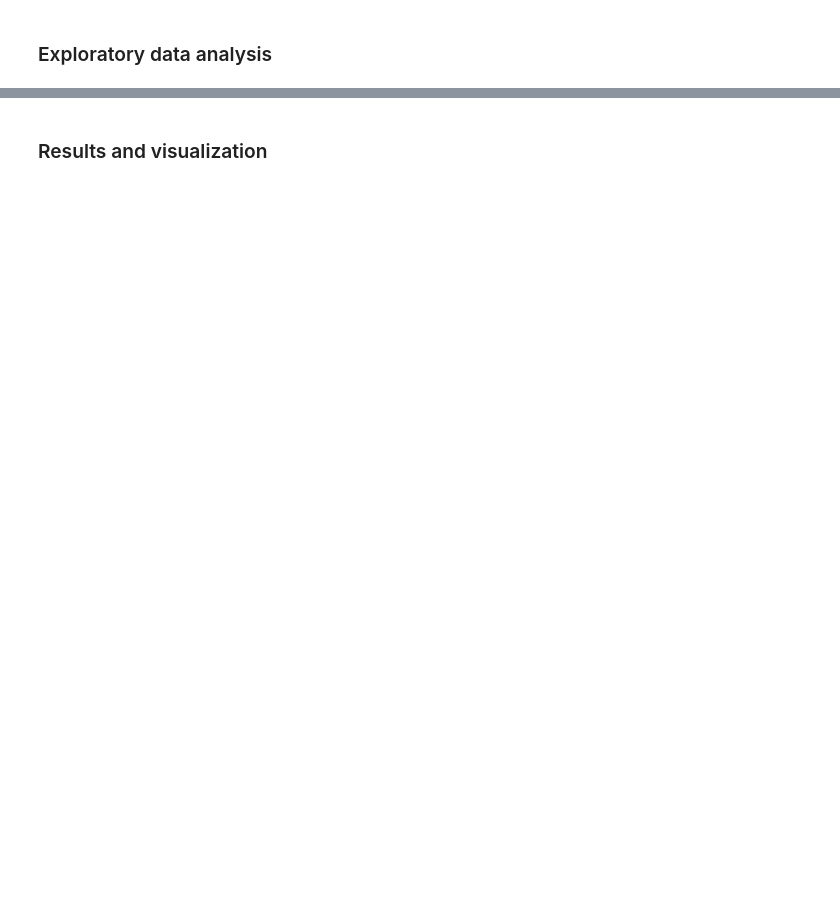
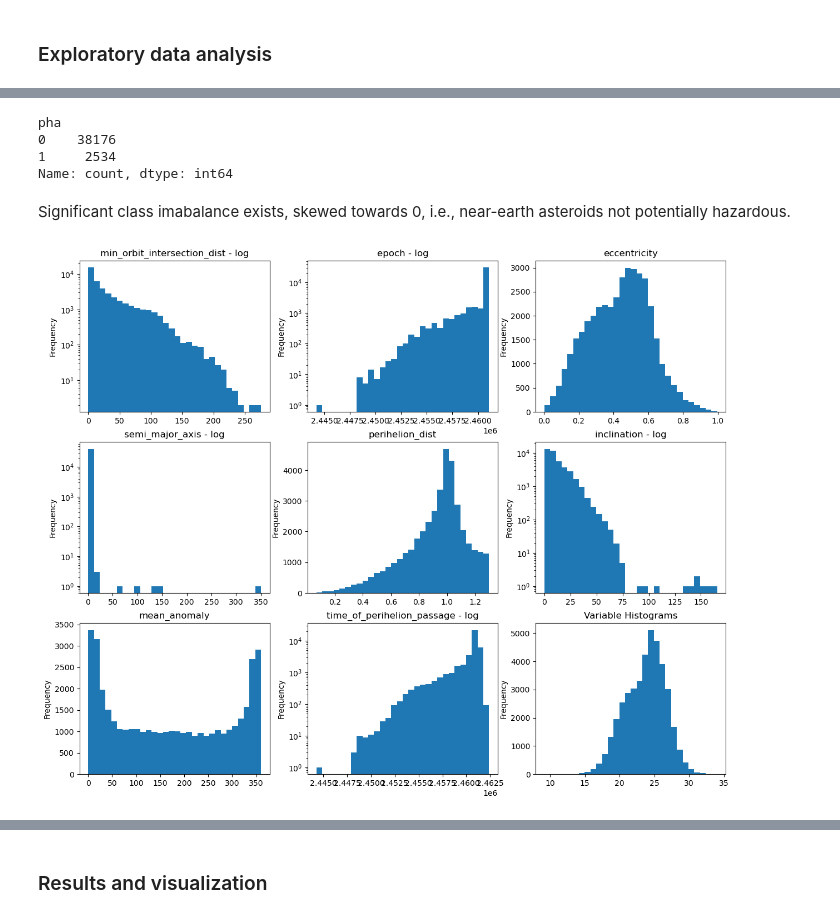
Before and after one commit to UBC-DSCI-310-2025W2/dsci-310-group-18, a Jupyter notebook: notebooks/asteroid_analysis.ipynb, the cells around one changed output, grey strips where cells are left out. Saved outputs shown, nothing was run; the diff lists cells and outputs as text; code cells hidden in the pictures; blank space fills up the shorter version.

```diff
--- a/notebooks/asteroid_analysis.ipynb
+++ b/notebooks/asteroid_analysis.ipynb
@@ -75,0 +142,12 @@ df.to_csv("data/raw/asteroid_data_raw.csv", index=False) # Save
+# %%
+# Convert PHA values to boolean
+
+pha_map = {'Y': 1, 'N': 0}
+df['pha'] = df['pha'].map(pha_map)
+# %%
+# Clean and standardize full name
+# Remove parentheses
+# Replace spaces with underscores
+# Clean edge underscores if any
+
+df['full_name'] = df['full_name'].str.replace(r"[()]", "", regex=True).str.replace(r"\s+", "_", regex=True).str.strip("_")
@@ -75,0 +188,2 @@ df.to_csv("data/raw/asteroid_data_raw.csv", index=False) # Save
+# %%
+df.dropna(subset=['abs_magnitude'], inplace=True)
@@ -76,2 +194,7 @@ df.to_csv("data/raw/asteroid_data_raw.csv", index=False) # Save
 # %% [markdown]
 ### Exploratory data analysis
+# %%
+# Read clean data
+
+asteroids = pd.read_csv('../data/processed/asteroid_data_clean.csv')
+asteroids.head()
@@ -77,0 +244,11 @@ df.to_csv("data/raw/asteroid_data_raw.csv", index=False) # Save
+# %%
+# Check class imbalance
+
+asteroids['pha'].value_counts()
+# %% [output]
+pha
+0    38176
+1     2534
+Name: count, dtype: int64
+# %% [markdown]
+Significant class imabalance exists, skewed towards 0, i.e., near-earth asteroids not potentially hazardous.
@@ -77,0 +289,27 @@ df.to_csv("data/raw/asteroid_data_raw.csv", index=False) # Save
+# %%
+# Numerical variables to use
+# Excluding spkid
+
+fields = [
+    'min_orbit_intersection_dist',
+    'epoch',
+    'eccentricity',
+    'semi_major_axis',
+    'perihelion_dist',
+    'inclination',
+    'mean_anomaly',
+    'time_of_perihelion_passage',
+    'abs_magnitude'
+]
+
+scales = {
+    'min_orbit_intersection_dist': 'log',
+    'epoch': 'log',
+    'semi_major_axis': 'log',
+    'inclination': 'log',
+    'time_of_perihelion_passage': 'log'
+}
+
+hist_grid = make_histogram(asteroids, fields=fields, scales=scales, cols=3)
+# %% [output]
+[figure, added]
```
Also changed, not shown: parts of 57 cells of this notebook, 7 other files.
